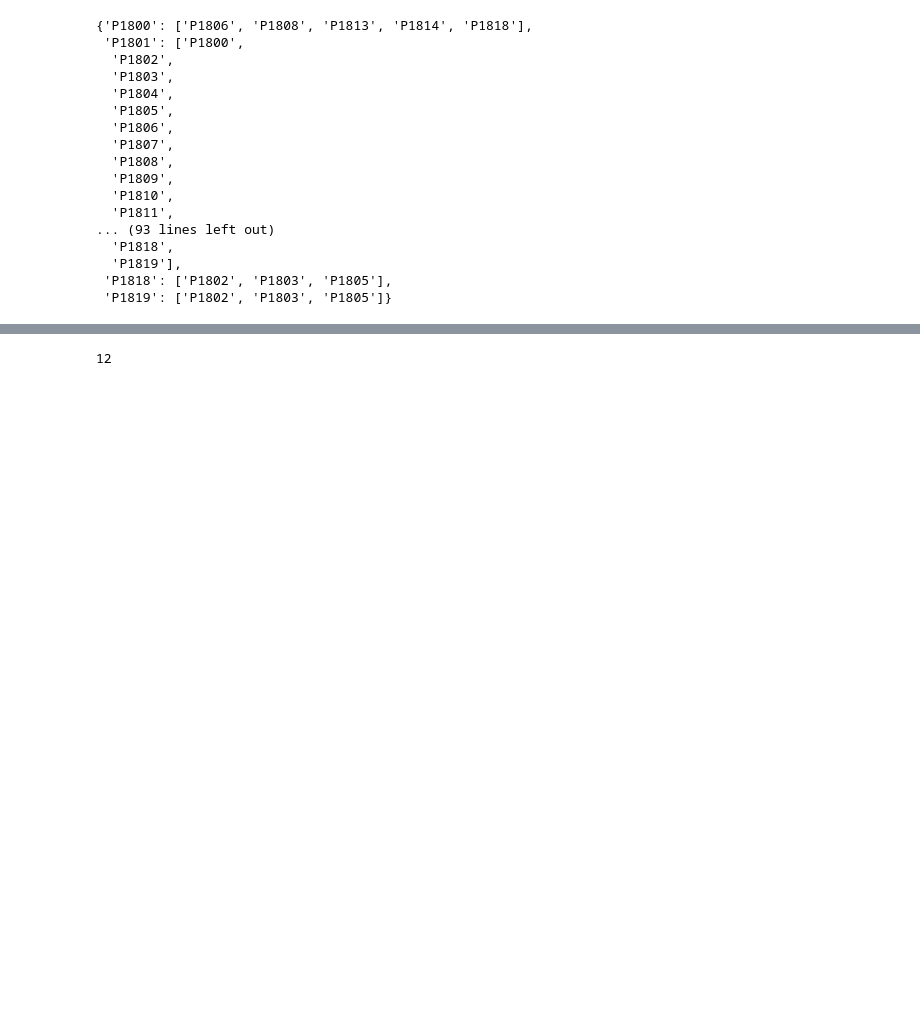
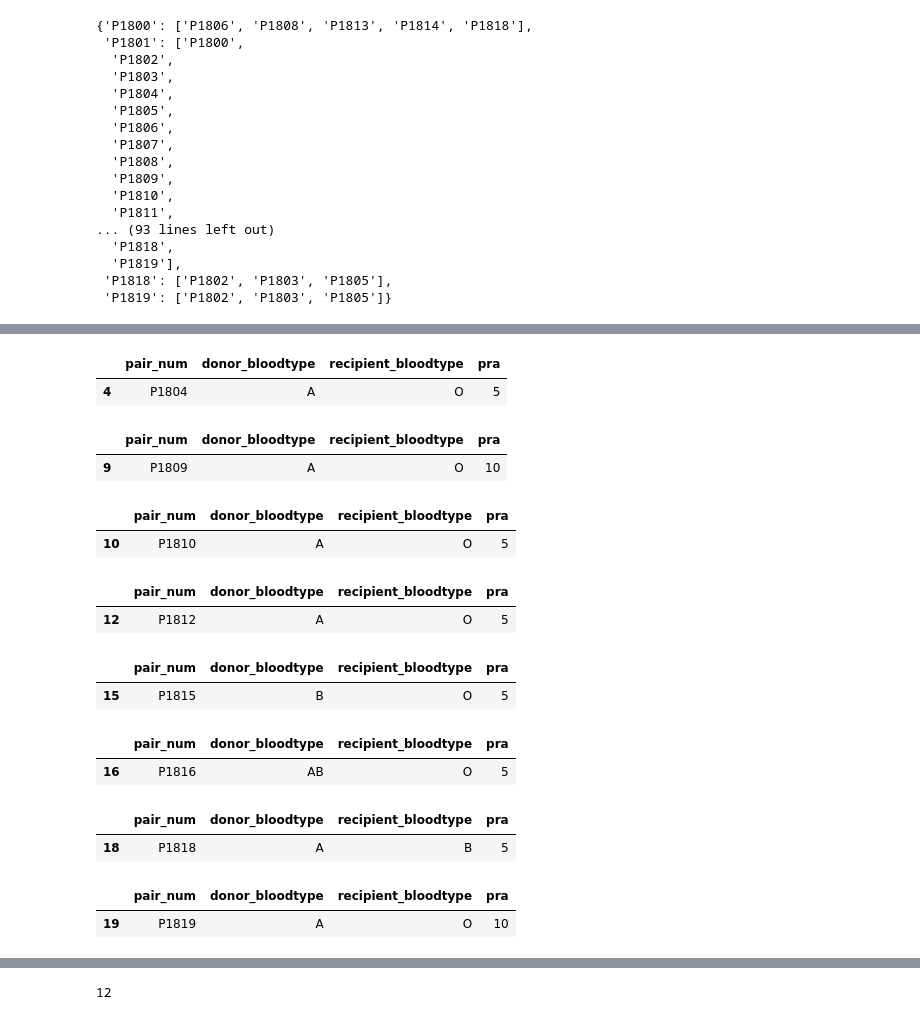
Before and after one commit to Mingtaros/Kidney-Exchange-Match-Mapping-System, a Jupyter notebook: algorithm/Graph Processing.ipynb, the cells around one changed output, grey strips where cells are left out. Drawn from its saved outputs; the diff is of its cells as text; code cells hidden in the pictures; blank space fills up the shorter version.

```diff
--- a/algorithm/Graph Processing.ipynb
+++ b/algorithm/Graph Processing.ipynb
@@ -89,6 +101,30 @@ cycles
 gnway = GreedyNWayExchange(10, 'maximum')
 # %%
 gnway.finalize_exchange(grph)
+# %%
+def display_all(list_of_pairs):
+    for p in list_of_pairs:
+        display(pairs[pairs['pair_num'] == p])
+# %%
+flatten = lambda t: [item for sublist in t for item in sublist]
+display_all([i for i in grph.medical_data['pair_num'] if (i not in flatten(gnway.cycles))])
+# %% [output]
+|  | pair_num | donor_bloodtype | recipient_bloodtype | pra |
+| 4 | P1804 | A | O | 5 |
+|  | pair_num | donor_bloodtype | recipient_bloodtype | pra |
+| 9 | P1809 | A | O | 10 |
+|  | pair_num | donor_bloodtype | recipient_bloodtype | pra |
+| 10 | P1810 | A | O | 5 |
+|  | pair_num | donor_bloodtype | recipient_bloodtype | pra |
+| 12 | P1812 | A | O | 5 |
+|  | pair_num | donor_bloodtype | recipient_bloodtype | pra |
+| 15 | P1815 | B | O | 5 |
+|  | pair_num | donor_bloodtype | recipient_bloodtype | pra |
+| 16 | P1816 | AB | O | 5 |
+|  | pair_num | donor_bloodtype | recipient_bloodtype | pra |
+| 18 | P1818 | A | B | 5 |
+|  | pair_num | donor_bloodtype | recipient_bloodtype | pra |
+| 19 | P1819 | A | O | 10 |
 # %%
 gnway.show_donation_mapping('text')
 # %% [output]
```
Also changed, not shown: parts of 6 cells of this notebook, 3 other files.
